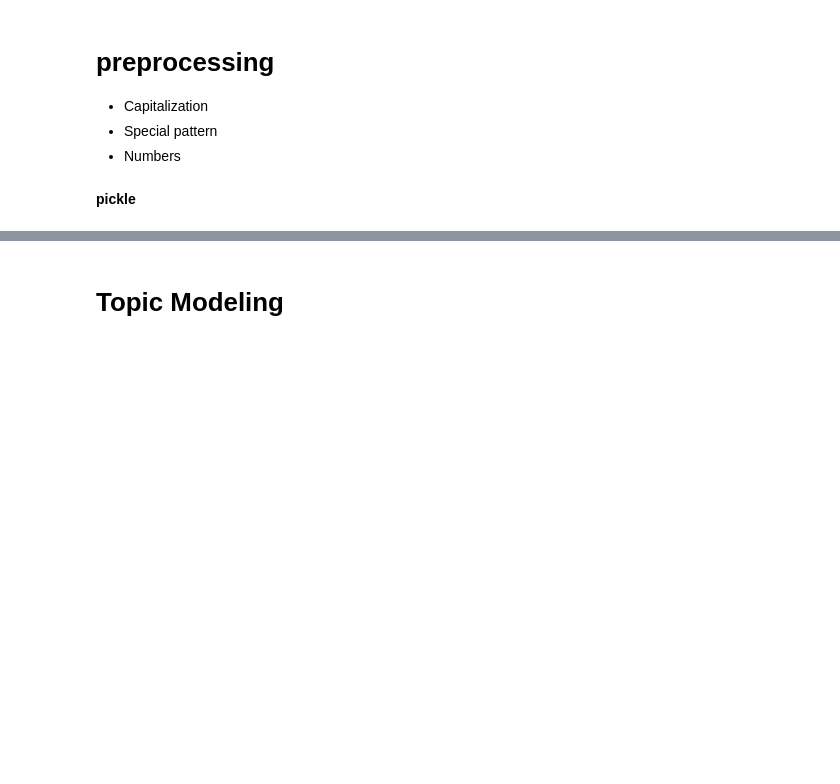
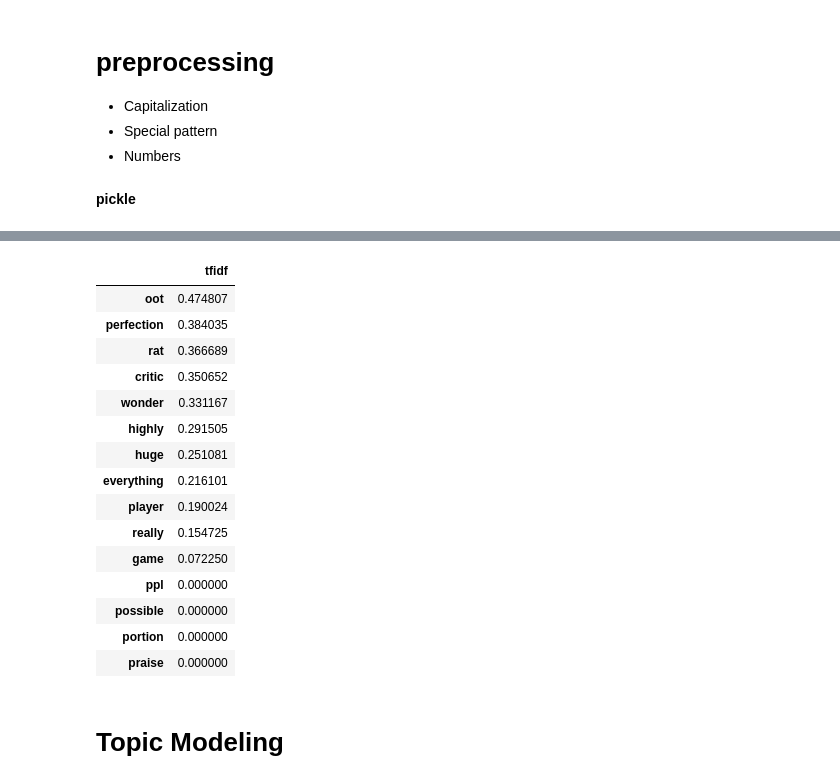
Before and after one commit to vivyhasadream/Game_Recommender_System_W_Sentimental_Analyzer, a Jupyter notebook: 2_EDA_NLP.ipynb, the cells around one changed output, grey strips where cells are left out. Saved outputs shown, nothing was run; the diff lists cells and outputs as text; code cells hidden in the pictures; blank space fills up the shorter version.

```diff
--- a/2_EDA_NLP.ipynb
+++ b/2_EDA_NLP.ipynb
@@ -145,3 +233,25 @@ len(vectorizer.get_feature_names_out())
+# %%
+feature_names = vectorizer.get_feature_names() #get tfidf vector for first document
+first_document_vector = X_train[0]  #print the scores
+df = pd.DataFrame(first_document_vector.T.todense(), index=feature_names, columns=["tfidf"])
+df.sort_values(by=["tfidf"],ascending=False).head(15)
+# %% [output]
+|  | tfidf |
+| oot | 0.474807 |
+| perfection | 0.384035 |
+| rat | 0.366689 |
+| critic | 0.350652 |
+| wonder | 0.331167 |
+| highly | 0.291505 |
+| huge | 0.251081 |
+| everything | 0.216101 |
+| player | 0.190024 |
+| really | 0.154725 |
+| game | 0.072250 |
+| ppl | 0.000000 |
+| possible | 0.000000 |
+| portion | 0.000000 |
+| praise | 0.000000 |
 # %% [markdown]
 # Topic Modeling
 # %%
```
Also changed, not shown: parts of 20 cells of this notebook, 5 other files.
